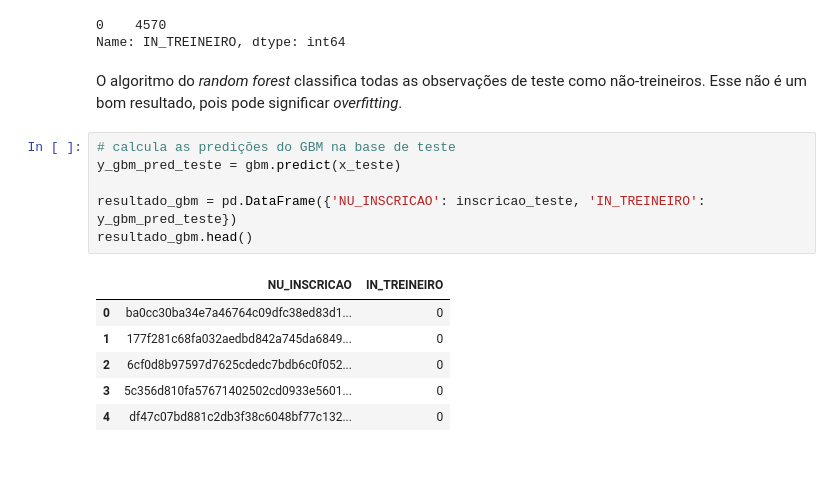
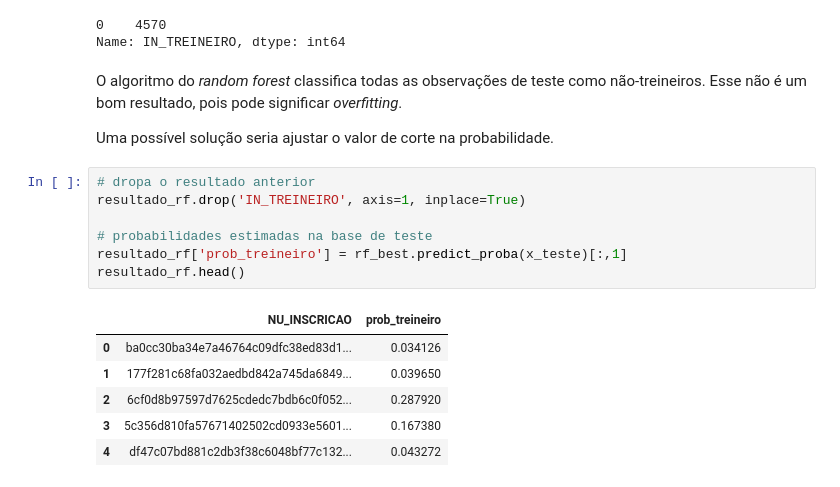
Before and after one commit to jessicalfr/acelera_data_science_codenation, a Jupyter notebook: semana_9/desafio_semana_9/desafio_9_classificacao.ipynb, the cells around one changed output. Drawn from its saved outputs; the diff is of its cells as text.

```diff
--- a/semana_9/desafio_semana_9/desafio_9_classificacao.ipynb
+++ b/semana_9/desafio_semana_9/desafio_9_classificacao.ipynb
@@ -484,16 +462,19 @@ resultado_rf['IN_TREINEIRO'].value_counts()
 Name: IN_TREINEIRO, dtype: int64
 # %% [markdown]
 O algoritmo do *random forest* classifica todas as observações de teste como não-treineiros. Esse não é um bom resultado, pois pode significar *overfitting*.
+
+Uma possível solução seria ajustar o valor de corte na probabilidade.
-# %%
-# calcula as predições do GBM na base de teste
-y_gbm_pred_teste = gbm.predict(x_teste)
-
-resultado_gbm = pd.DataFrame({'NU_INSCRICAO': inscricao_teste, 'IN_TREINEIRO': y_gbm_pred_teste})
-resultado_gbm.head()
-# %% [output]
-|  | NU_INSCRICAO | IN_TREINEIRO |
-| 0 | ba0cc30ba34e7a46764c09dfc38ed83d1... | 0 |
-| 1 | 177f281c68fa032aedbd842a745da6849... | 0 |
-| 2 | 6cf0d8b97597d7625cdedc7bdb6c0f052... | 0 |
-| 3 | 5c356d810fa57671402502cd0933e5601... | 0 |
-| 4 | df47c07bd881c2db3f38c6048bf77c132... | 0 |
+# %%
+# dropa o resultado anterior
+resultado_rf.drop('IN_TREINEIRO', axis=1, inplace=True)
+
+# probabilidades estimadas na base de teste
+resultado_rf['prob_treineiro'] = rf_best.predict_proba(x_teste)[:,1]
+resultado_rf.head()
+# %% [output]
+|  | NU_INSCRICAO | prob_treineiro |
+| 0 | ba0cc30ba34e7a46764c09dfc38ed83d1... | 0.034126 |
+| 1 | 177f281c68fa032aedbd842a745da6849... | 0.039650 |
+| 2 | 6cf0d8b97597d7625cdedc7bdb6c0f052... | 0.287920 |
+| 3 | 5c356d810fa57671402502cd0933e5601... | 0.167380 |
+| 4 | df47c07bd881c2db3f38c6048bf77c132... | 0.043272 |
```
Also changed, not shown: parts of 30 cells of this notebook, 1 other file.
